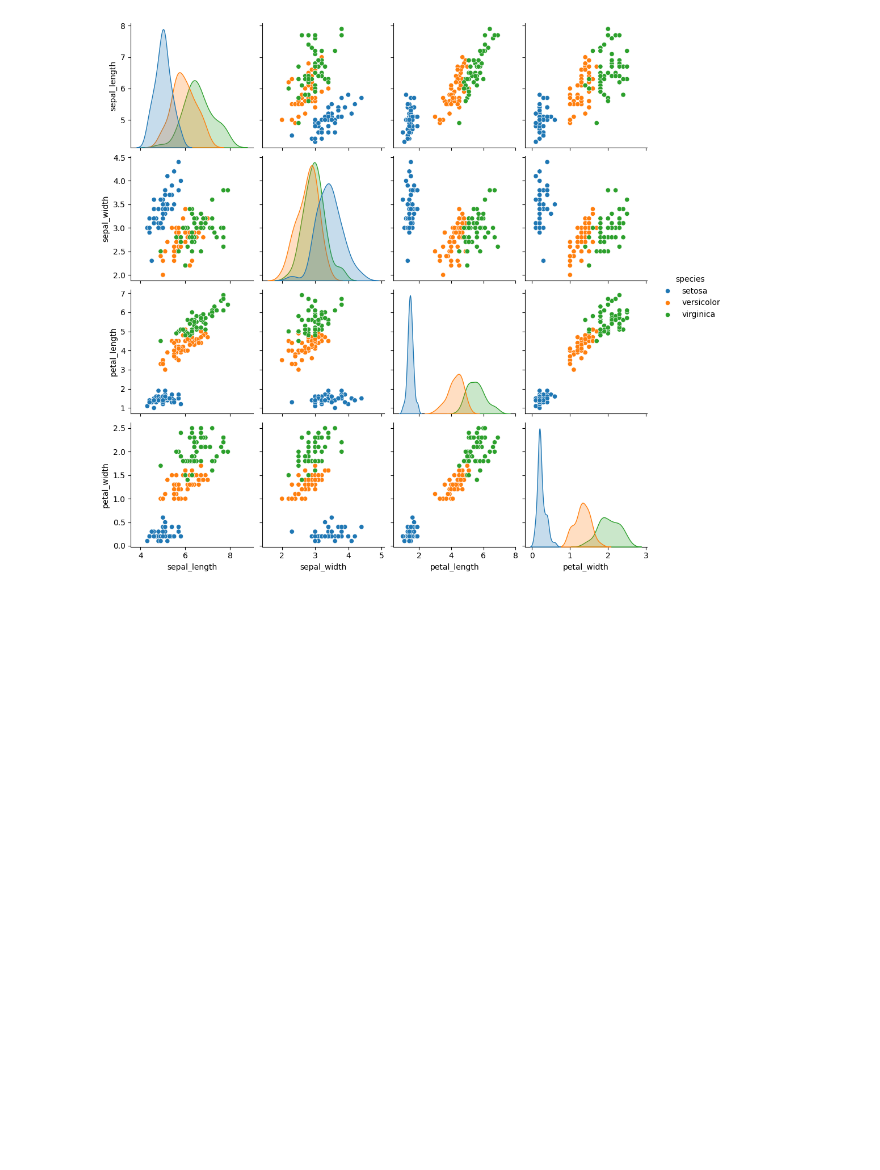
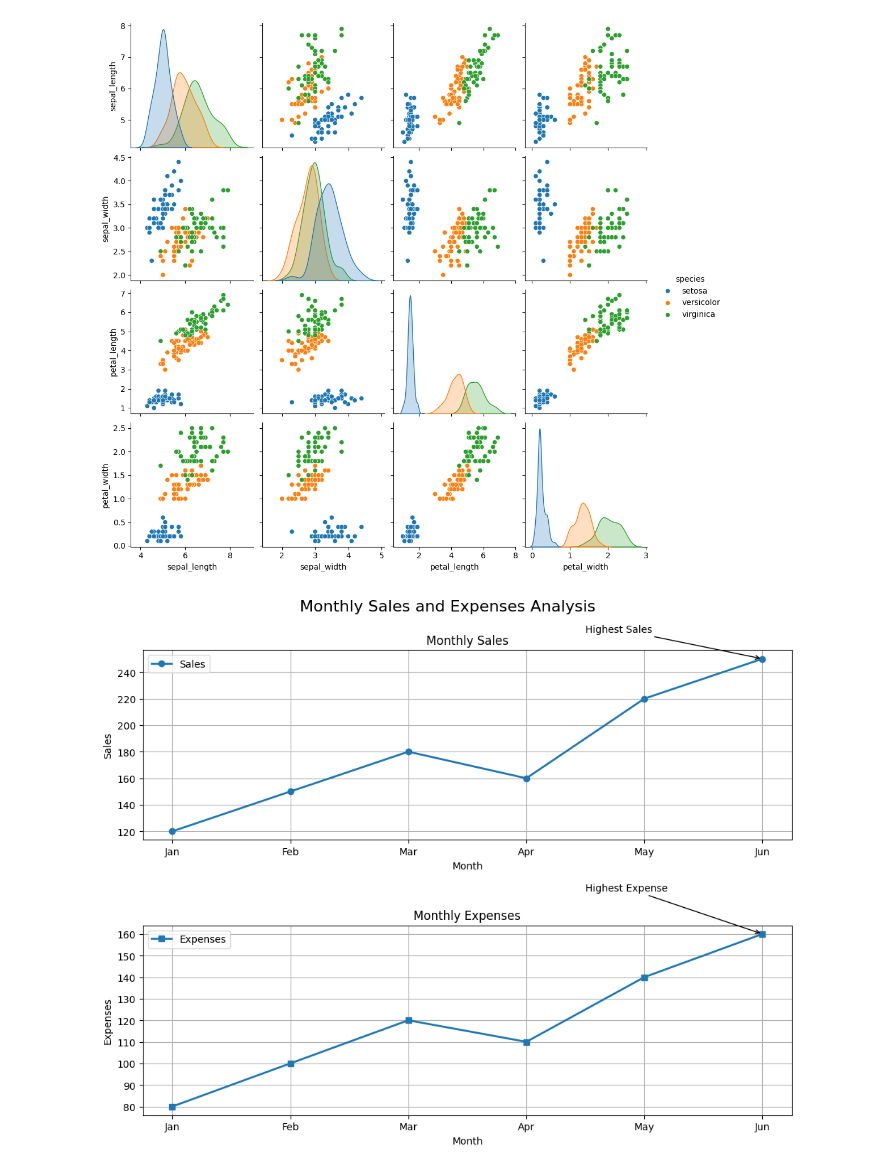
Before and after one commit to rahul-3270/dslab, a Jupyter notebook: newexp5.ipynb, the cells around one changed output. Cells and saved outputs as stored; diff of their text form; code cells hidden in the pictures; blank space fills up the shorter version.

```diff
--- a/newexp5.ipynb
+++ b/newexp5.ipynb
@@ -74,3 +74,63 @@ max        7.900000     4.400000      6.900000     2.500000
 [figure]
 [figure]
 [figure]
+# %%
+import matplotlib.pyplot as plt
+months=["Jan","Feb","Mar","Apr","May","Jun"]
+sales=[120,150,180,160,220,250]
+expenses=[80,100,120,110,140,160]
+fig,ax=plt.subplots(2,1,figsize=(10,8))
+ax[0].plot(
+    months,
+    sales,
+    marker="o",
+    linewidth=2,
+    label="Sales"
+)
+ax[0].set_title("Monthly Sales")
+ax[0].set_xlabel("Month")
+ax[0].set_ylabel("Sales")
+
+ax[0].set_xticks(range(len(months)))
+ax[0].set_xticklabels(months)
+
+ax[0].annotate(
+    "Highest Sales",
+    xy=(5,250),
+    xytext=(3.5,270),
+    arrowprops=dict(arrowstyle="->")
+
+)
+ax[0].legend()
+ax[0].grid(True)
+
+ax[1].plot(
+    months,
+    expenses,
+    marker="s",
+    linewidth=2,
+    label="Expenses"
+)
+ax[1].set_title("Monthly Expenses")
+ax[1].set_xlabel("Month")
+ax[1].set_ylabel("Expenses")
+ax[1].set_xticks(range(len(months)))
+ax[1].set_xticklabels(months)
+ax[1].annotate(
+    "Highest Expense",
+    xy=(5, 160),
+    xytext=(3.5,180),
+    arrowprops=dict(arrowstyle="->")
+)
+ax[1].legend()
+ax[1].grid(True)
+fig.suptitle("Monthly Sales and Expenses Analysis", fontsize=16)
+plt.tight_layout()
+plt.savefig(
+    "monthly_sales_expenses.png",
+    dpi=300,
+    bbox_inches="tight"
+)
+plt.show()
+# %% [output]
+[figure, added]
```
